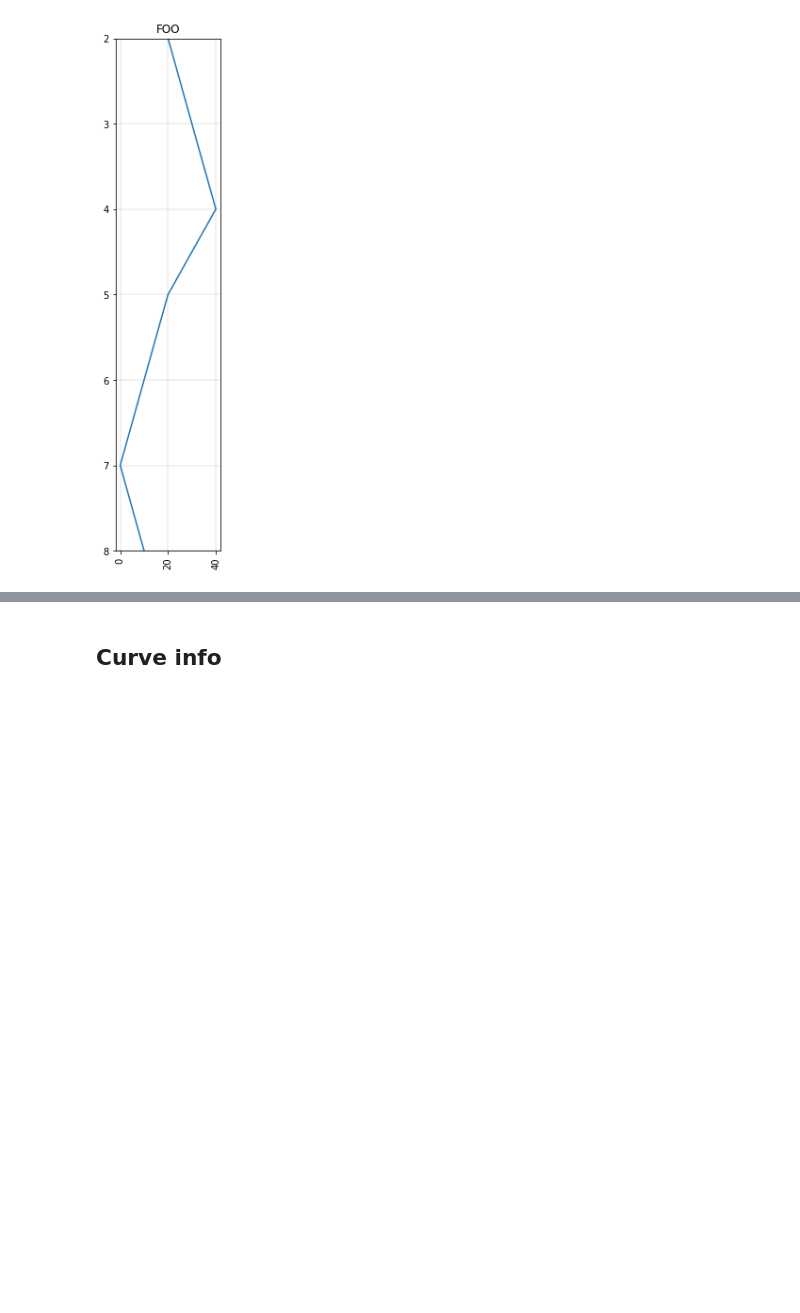
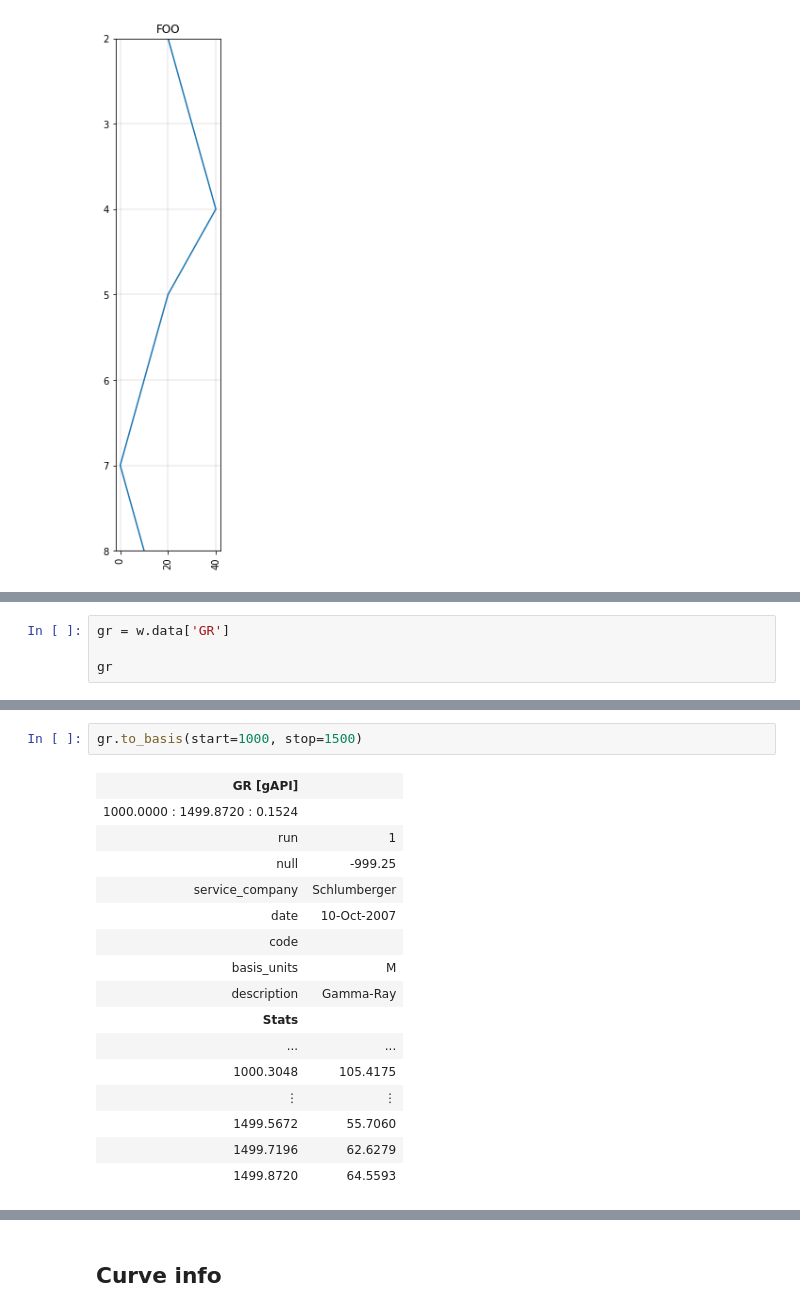
Before and after one commit to agilescientific/welly, a Jupyter notebook: tutorial/02_Curves.ipynb, the cells around one changed output, grey strips where cells are left out. Saved outputs shown, nothing was run; the diff lists cells and outputs as text; blank space fills up the shorter version.

```diff
--- a/tutorial/02_Curves.ipynb
+++ b/tutorial/02_Curves.ipynb
@@ -81,0 +88,4 @@ c.plot()
+# %%
+gr = w.data['GR']
+
+gr
@@ -81,0 +109,19 @@ c.plot()
+# %%
+gr.to_basis(start=1000, stop=1500)
+# %% [output]
+| GR [gAPI] |  |
+| 1000.0000 : 1499.8720 : 0.1524 |  |
+| run | 1 |
+| null | -999.25 |
+| service_company | Schlumberger |
+| date | 10-Oct-2007 |
+| code |  |
+| basis_units | M |
+| description | Gamma-Ray |
+| Stats |  |
+| ... | ... |
+| 1000.3048 | 105.4175 |
+| ⋮ | ⋮ |
+| 1499.5672 | 55.7060 |
+| 1499.7196 | 62.6279 |
+| 1499.8720 | 64.5593 |
```
Also changed, not shown: parts of 15 cells of this notebook.
